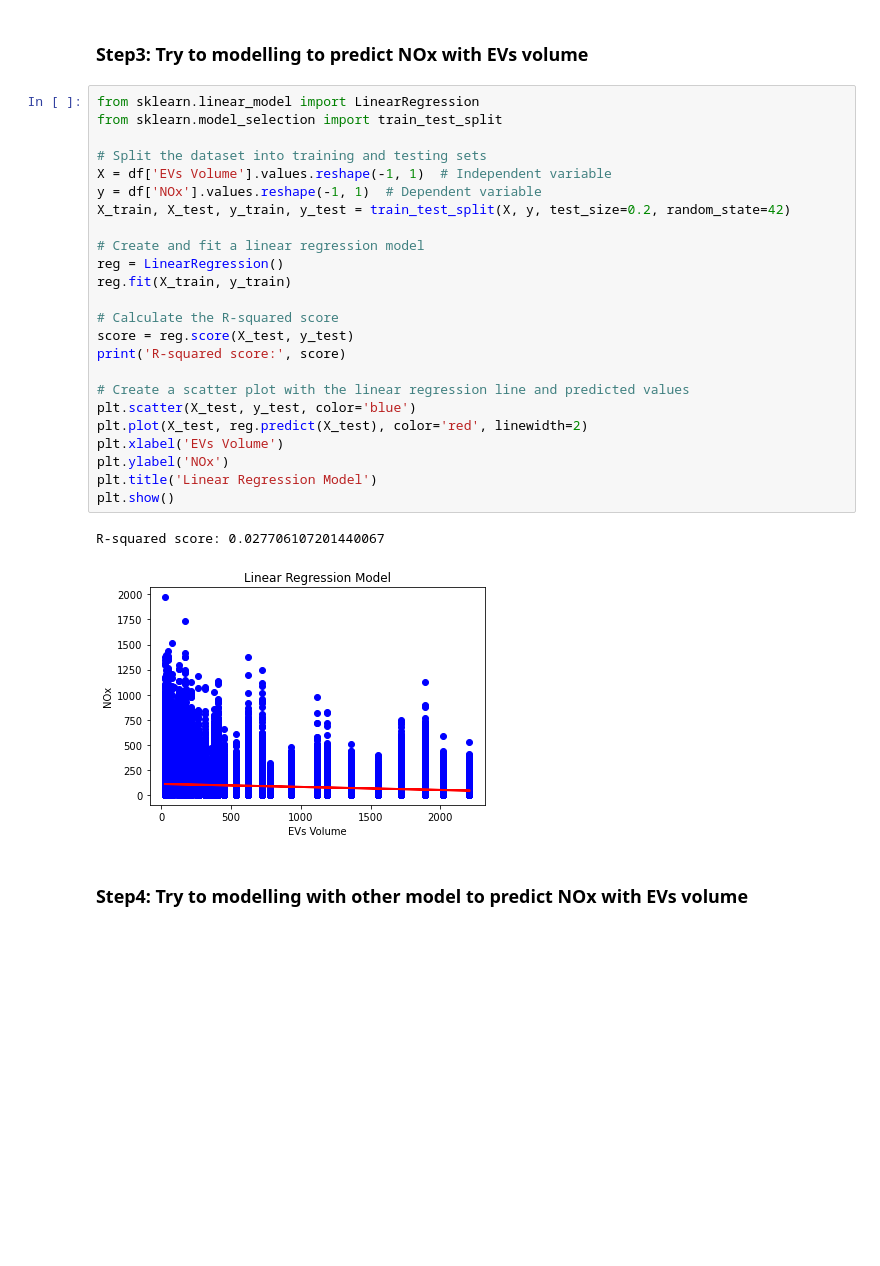
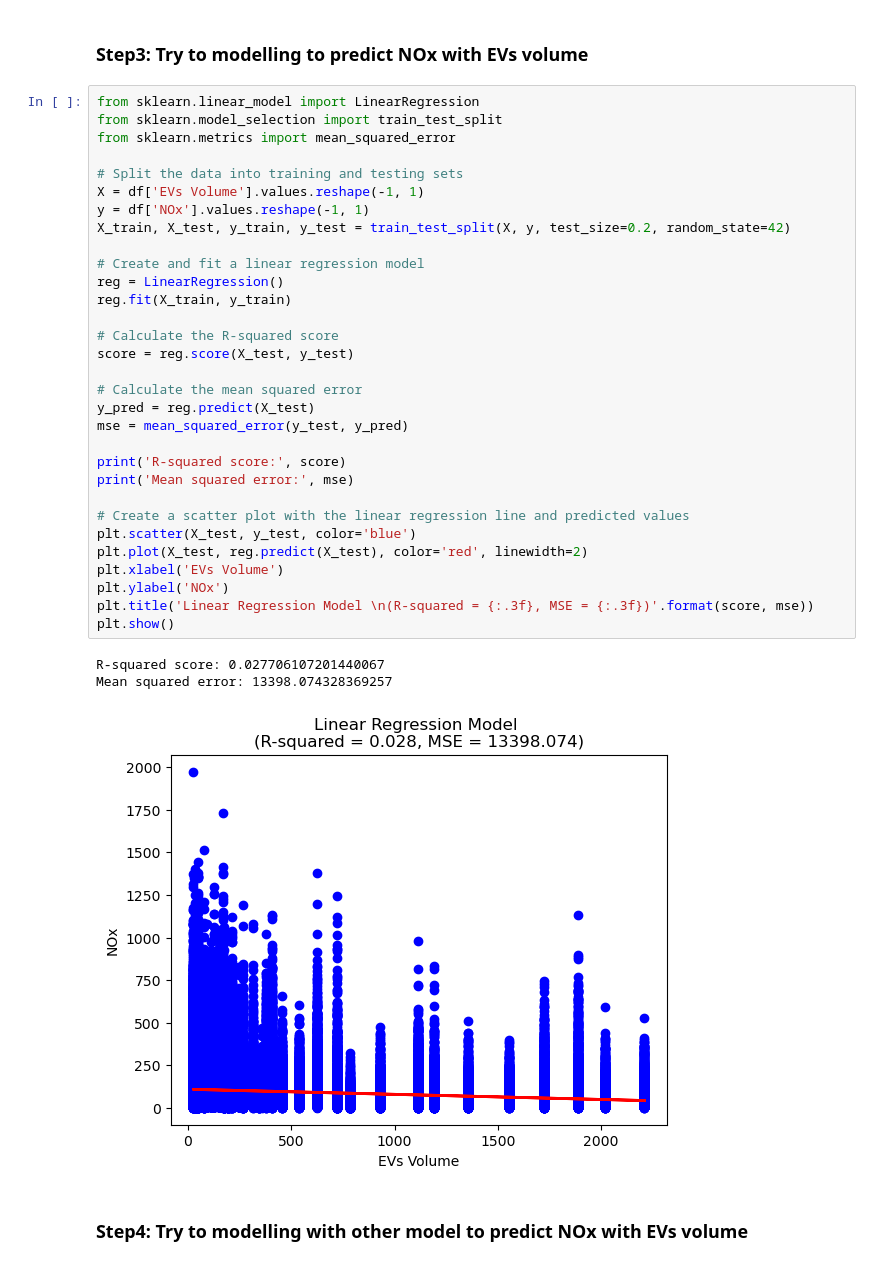
Before and after one commit to sxy1813082/DS-mini-project-repository, a Jupyter notebook: DSMP_ANALYTICS_EVs_EQ.ipynb, the cells around one changed output. Drawn from its saved outputs; the diff is of its cells as text; blank space fills up the shorter version.

```diff
--- a/DSMP_ANALYTICS_EVs_EQ.ipynb
+++ b/DSMP_ANALYTICS_EVs_EQ.ipynb
@@ -68,30 +68,38 @@ In summary, this correlation coefficient suggests that there is a weak negative
 # %%
 from sklearn.linear_model import LinearRegression
 from sklearn.model_selection import train_test_split
+from sklearn.metrics import mean_squared_error
 
-# Split the dataset into training and testing sets
-X = df['EVs Volume'].values.reshape(-1, 1)  # Independent variable
-y = df['NOx'].values.reshape(-1, 1)  # Dependent variable
+# Split the data into training and testing sets
+X = df['EVs Volume'].values.reshape(-1, 1)
+y = df['NOx'].values.reshape(-1, 1)
 X_train, X_test, y_train, y_test = train_test_split(X, y, test_size=0.2, random_state=42)
 
 # Create and fit a linear regression model
 reg = LinearRegression()
 reg.fit(X_train, y_train)
 
 # Calculate the R-squared score
 score = reg.score(X_test, y_test)
+
+# Calculate the mean squared error
+y_pred = reg.predict(X_test)
+mse = mean_squared_error(y_test, y_pred)
+
 print('R-squared score:', score)
+print('Mean squared error:', mse)
 
 # Create a scatter plot with the linear regression line and predicted values
 plt.scatter(X_test, y_test, color='blue')
 plt.plot(X_test, reg.predict(X_test), color='red', linewidth=2)
 plt.xlabel('EVs Volume')
 plt.ylabel('NOx')
-plt.title('Linear Regression Model')
+plt.title('Linear Regression Model \n(R-squared = {:.3f}, MSE = {:.3f})'.format(score, mse))
 plt.show()
 # %% [output]
 R-squared score: 0.027706107201440067
+Mean squared error: 13398.074328369257
-[figure, old version]
+[figure, new version]
 # %% [markdown]
 ### Step4: Try to modelling with other model to predict NOx with EVs volume
 # %% [markdown]
```
Also changed, not shown: parts of 6 cells of this notebook, 2 other files.
